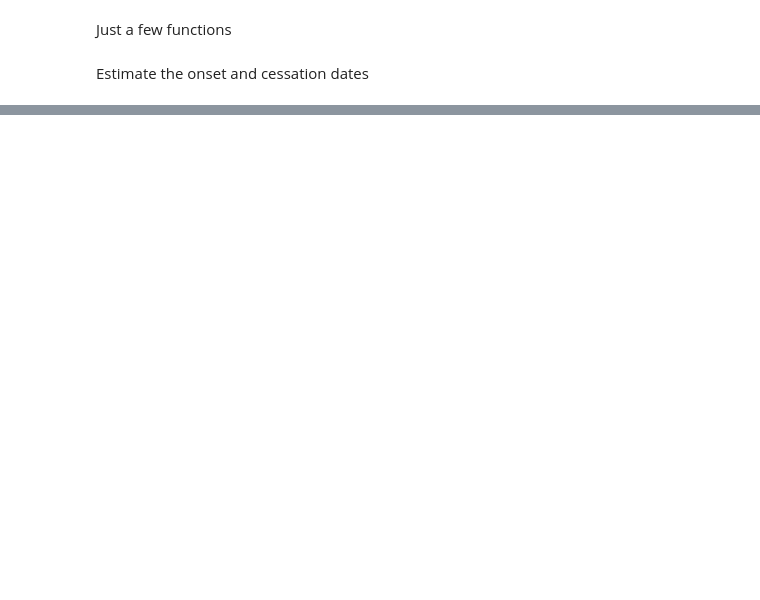
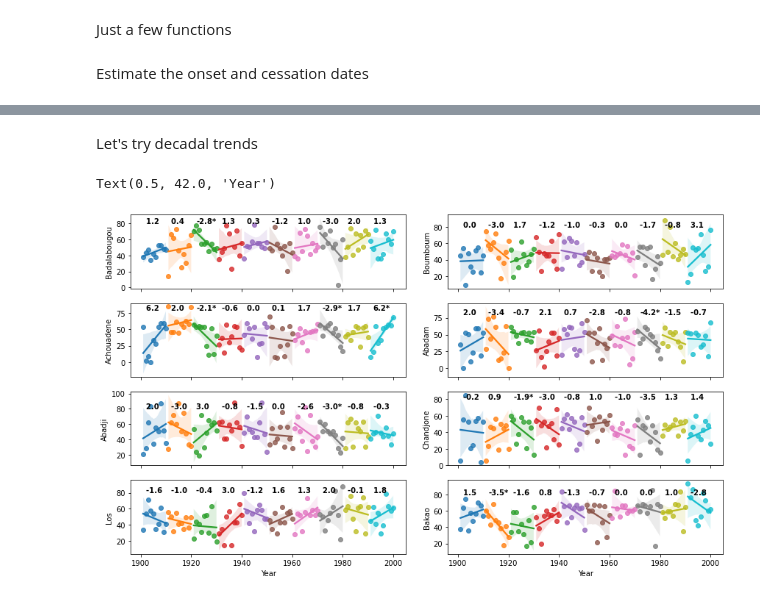
Before and after one commit to ogunjosam/ISIMIP_data, a Jupyter notebook: Extract_onset_locations.ipynb, the cells around one changed output, grey strips where cells are left out. Drawn from its saved outputs; the diff is of its cells as text; code cells hidden in the pictures; blank space fills up the shorter version.

```diff
--- a/Extract_onset_locations.ipynb
+++ b/Extract_onset_locations.ipynb
@@ -198,0 +243,44 @@ for i, ii in enumerate(list(onset_data)[:-1]):
+# %% [markdown]
+Let's try decadal trends
+# %%
+import warnings
+
+warnings.filterwarnings("ignore")
+
+
+#onset_data = onset_data.set_index('Year')
+
+fig,axes = plt.subplots(4,2, figsize=(12,7),sharex=True,sharey=False)
+fig.subplots_adjust(hspace=0.0,wspace=0.0)
+plt.tight_layout(h_pad=1,w_pad=2)
+axf = axes.flatten()
+
+for m,mm in enumerate(np.arange(1901,2000,10)):
+
+  vy_dum = onset_data[onset_data.index.isin(np.arange(mm,mm+10))]
+
+  txt = [85,65,45]
+  for v,vv in enumerate(list(vy_dum)):
+    gu = mk.original_test(vy_dum[vv].dropna(),alpha=0.05)
+    vy_dum['Year'] = vy_dum.index
+    sns.regplot(x='Year',y=vv,data=vy_dum,ax=axf[v])
+
+    if gu.p > 0.1:
+      sig = ' '
+    elif (gu.p < 0.1) & (gu.p >0.5):
+      sig = '**'
+    else:
+      sig = '*'
+
+    axf[v].set_xlabel('')
+
+    axf[v].text(mm+1,80,str(np.round(gu.slope,1))+sig,fontweight='bold')
+
+
+
+gu
+axf[6].set_xlabel('Year')
+axf[7].set_xlabel('Year')
+# %% [output]
+Text(0.5, 42.0, 'Year')
+[figure, added]
```
Also changed, not shown: parts of 9 cells of this notebook.
